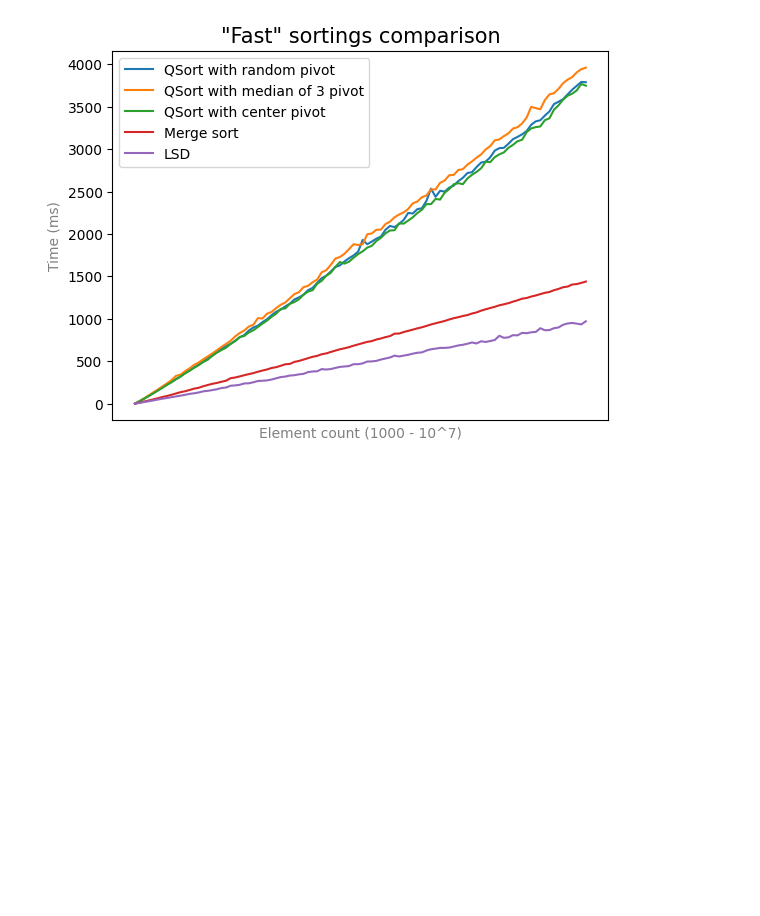
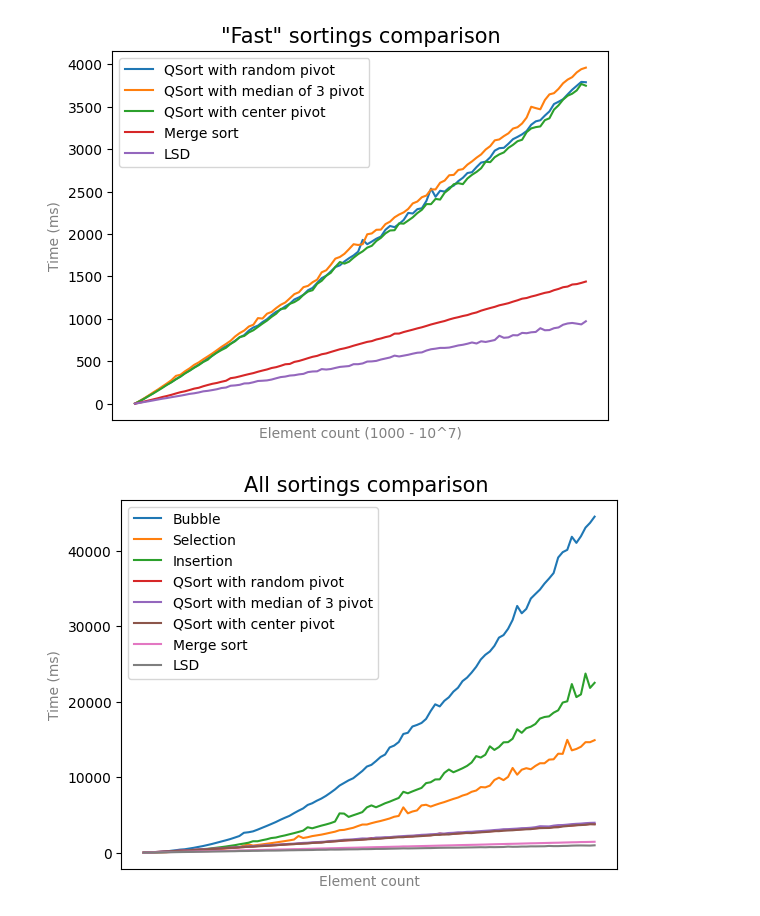
Before and after one commit to ThreadJava800/SortCompare, a Jupyter notebook: drawPlot.ipynb, the cells around one changed output. Cells and saved outputs as stored; diff of their text form; code cells hidden in the pictures; blank space fills up the shorter version.

```diff
--- a/drawPlot.ipynb
+++ b/drawPlot.ipynb
@@ -78,3 +113,27 @@ plt.xticks([])  # removing numbers on x
 plt.show()
 # %% [output]
 [figure]
+# %%
+plt.xlabel('Element count', color = 'gray')
+plt.ylabel('Time (ms)', color = 'gray')
+
+plt.title('All sortings comparison ', fontsize = 15)
+
+plt.plot(bubRandX, bubRandY)
+plt.plot(selRandX, selRandY)
+plt.plot(insRandX, insRandY)
+plt.plot(qRandX, qRandY)
+plt.plot(med3RandX, med3RandY)
+plt.plot(centRandX, centRandY)
+plt.plot(mergeRandX, mergeRandY)
+plt.plot(lsdRandX, lsdRandY)
+
+plt.legend(['Bubble', 'Selection',
+            'Insertion', 'QSort with random pivot',
+            'QSort with median of 3 pivot', 'QSort with center pivot',
+            'Merge sort', 'LSD'])
+
+plt.xticks([])  # removing numbers on x
+plt.show()
+# %% [output]
+[figure, added]
```
Also changed, not shown: parts of 4 cells of this notebook, 6 other files.
